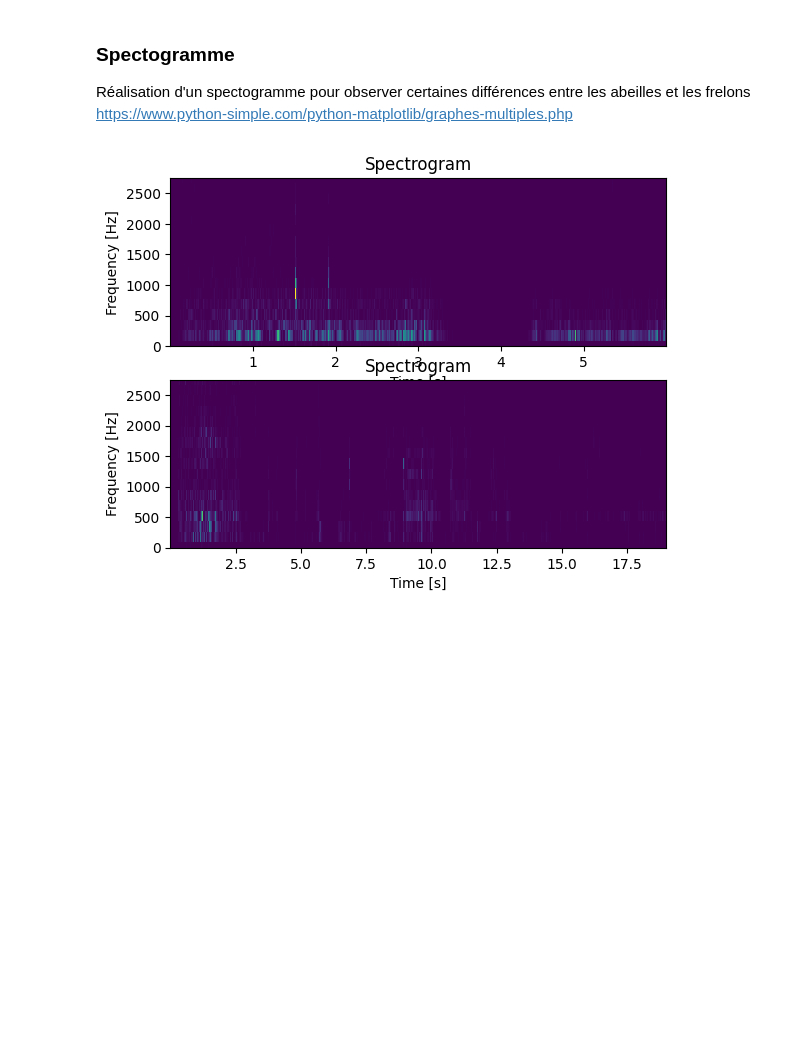
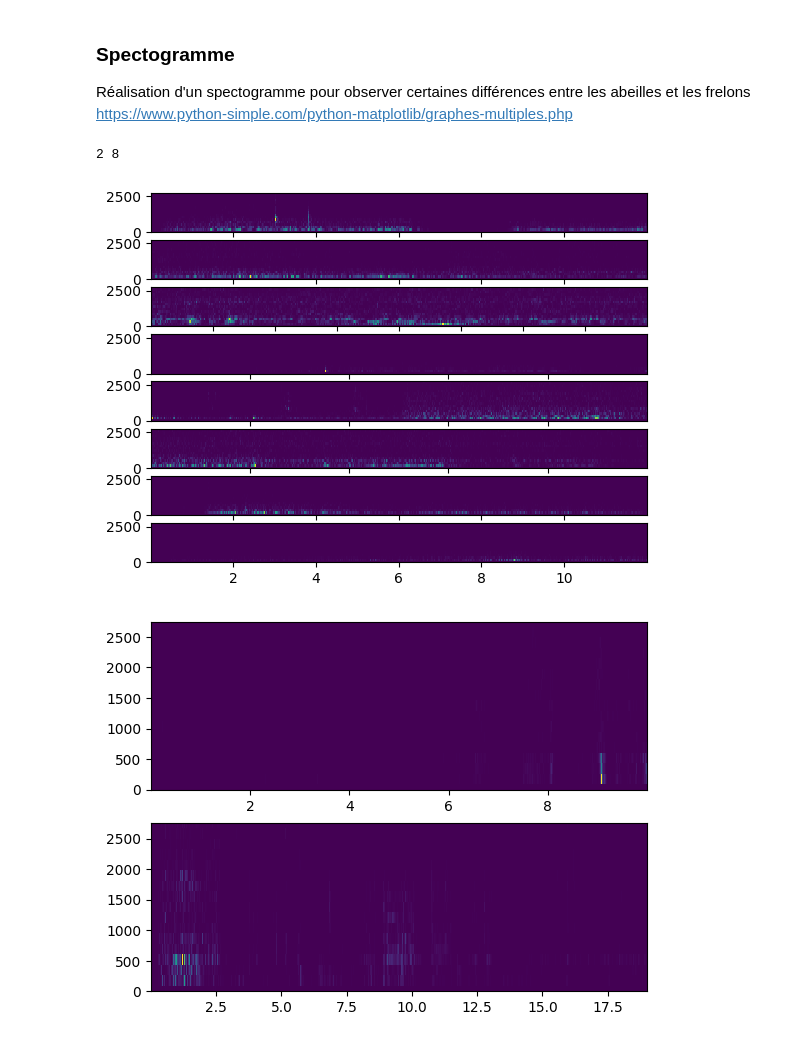
Before and after one commit to nathan-004/Ruche-Connectee, a Jupyter notebook: Reconnaissance-sonore/frelon_abeille.ipynb, the cells around one changed output. Drawn from its saved outputs; the diff is of its cells as text; code cells hidden in the pictures; blank space fills up the shorter version.

```diff
--- a/Reconnaissance-sonore/frelon_abeille.ipynb
+++ b/Reconnaissance-sonore/frelon_abeille.ipynb
@@ -65,13 +65,14 @@ def plot(signal_, show=True):
     """
 
     data, length, samplerate = signal_
+
+    data = data[:, 0] # Ne choisir qu'un canal
     time = np.linspace(0., length, data.shape[0])
 
-    plt.plot(time, data[:, 0], label="Left channel")
-    plt.plot(time, data[:, 1], label="Right channel")
-    plt.legend()
+    plt.plot(time, data, label="") # label="Frequence"
+    """plt.legend()
     plt.xlabel("Time [s]")
-    plt.ylabel("Amplitude")
+    plt.ylabel("Amplitude")"""
     if show:
         plt.show()
 
@@ -150,30 +191,51 @@ https://www.python-simple.com/python-matplotlib/graphes-multiples.php
 # %%
 from scipy import signal
 
 def spectograme(signal_, show=True):
     data, length, rate = signal_
 
     # Select one channel if stereo
     x = data[:, 0]
 
     # Compute the spectrogram
     f, t, Sxx = signal.spectrogram(x, rate)
 
     # Plot the spectrogram
     plt.pcolormesh(t, f, Sxx)
-    plt.ylabel('Frequency [Hz]')
+    """plt.ylabel('Frequency [Hz]')
     plt.xlabel('Time [s]')
-    plt.title('Spectrogram')
+    plt.title('Spectrogram')"""
 
     plt.ylim(0, 2750)  # Plage de fréquence
 
     if show:
         plt.show()
 
 
-plt.subplot(2, 1, 1)
-spectograme(signaux["frelon"][0], False)
-plt.subplot(2, 1, 2)
-spectograme(signaux["abeille"][1])
+taille_frelon = len(signaux["frelon"])
+taille_abeille = len(signaux["abeille"])
+max_ = max(taille_frelon, taille_abeille)
+print(taille_abeille, taille_frelon)
+
+figure = 1
+plt.figure(1)
+
+for son_frelon in signaux["frelon"]:
+    plt.subplot(max_, 1, figure)
+    spectograme(son_frelon, False)
+    figure += 1
+
+figure = 1
+
+plt.figure(2)
+
+for son_abeille in signaux["abeille"]:
+    plt.subplot(taille_abeille, 1, figure)
+    spectograme(son_abeille, False)
+    figure += 1
+
+spectograme(son_abeille)
 # %% [output]
+2 8
-[figure, old version]
+[figure, new version]
+[figure, added]
```
Also changed, not shown: parts of 4 cells of this notebook.
